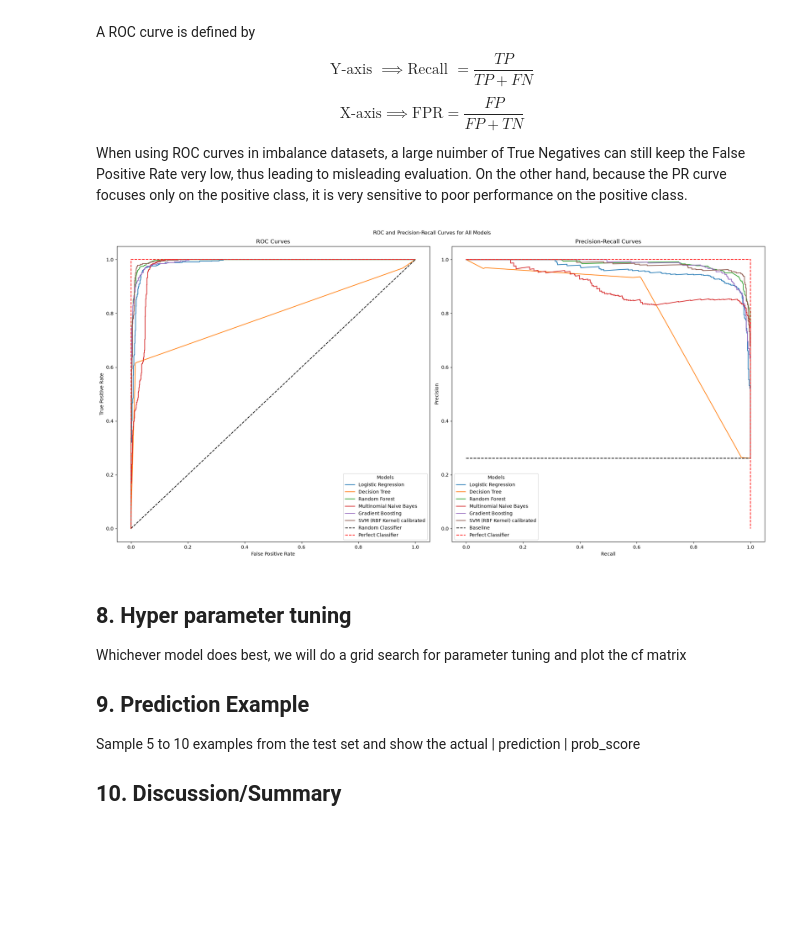
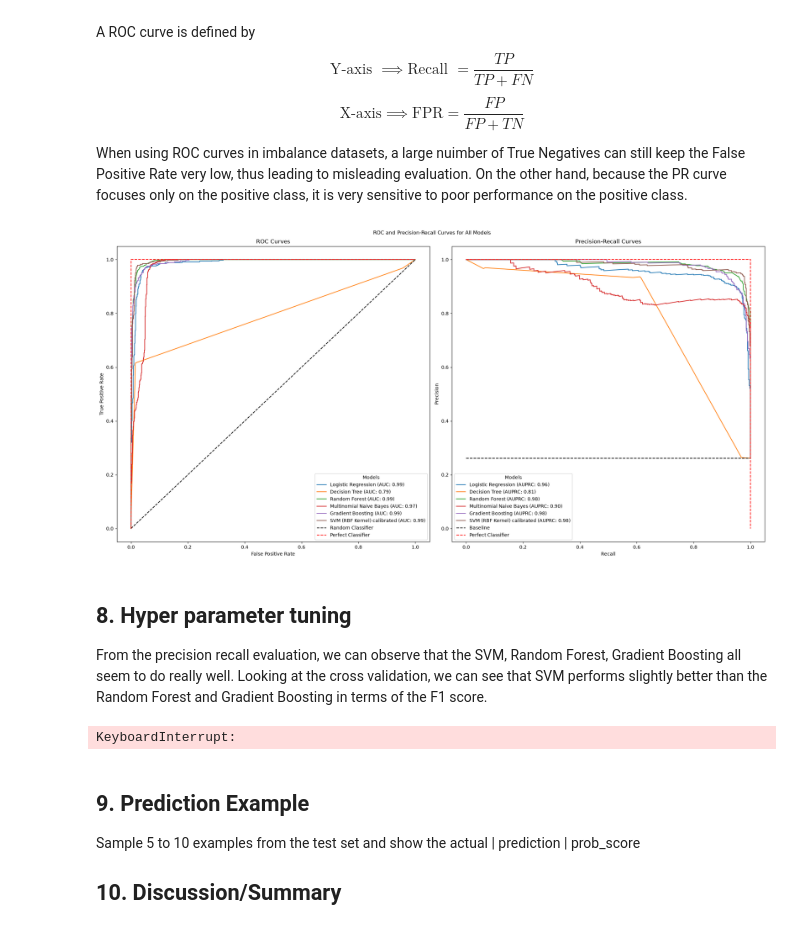
Before and after one commit to shamshertamang/EmailSpamClassifier-Apache, a Jupyter notebook: 03_model_pipeline.ipynb, the cells around one changed output. Cells and saved outputs as stored; diff of their text form; code cells hidden in the pictures; blank space fills up the shorter version.

Commit message:
grid search hyperparameter tuning

```diff
--- a/03_model_pipeline.ipynb
+++ b/03_model_pipeline.ipynb
@@ -325,7 +325,7 @@ $$ \text{X-axis} \implies \text{FPR} = \frac{FP}{FP + TN}$$
 
 When using ROC curves in imbalance datasets, a large nuimber of True Negatives can still keep the False Positive Rate very low, thus leading to misleading evaluation. On the other hand, because the PR curve focuses only on the positive class, it is very sensitive to poor performance on the positive class.
 # %%
-from sklearn.metrics import roc_curve, precision_recall_curve
+from sklearn.metrics import roc_curve, precision_recall_curve, auc
 
 model_proba = {
     'Logistic Regression': prob_lr,
@@ -336,44 +336,72 @@ model_proba = {
     'SVM (RBF Kernel) calibrated': prob_svm
 }
 
 fig, ax = plt.subplots(1, 2, figsize=(20, 10))
 
 # ROC Curves
 for model, prob in model_proba.items():
     fpr, tpr, _ = roc_curve(y_test, prob)
-    ax[0].plot(fpr, tpr, label=f"{model}")
+    auc_score = auc(fpr, tpr)
+    ax[0].plot(fpr, tpr, label=f"{model} (AUC: {auc_score:.2f})")
 ax[0].plot([0, 1], [0, 1], 'k--', label='Random Classifier')
 ax[0].plot([0, 0, 1], [0, 1, 1], 'r--', label='Perfect Classifier')
 ax[0].set_title("ROC Curves")
 ax[0].set_xlabel("False Positive Rate")
 ax[0].set_ylabel("True Positive Rate")
 ax[0].legend(title="Models", loc='lower right')
 
 # Precision-Recall Curves
 for model, prob in model_proba.items():
     precision, recall, _ = precision_recall_curve(y_test, prob)
-    ax[1].plot(recall, precision, label=f"{model}")
+    auprc = auc(recall, precision)
+    ax[1].plot(recall, precision, label=f"{model} (AUPRC: {auprc:.2f})")
+
 baseline_pr = sum(y_test) / len(y_test)
 ax[1].plot([0, 1], [baseline_pr, baseline_pr], 'k--', label='Baseline')
 ax[1].plot([0, 1, 1], [1, 1, 0], 'r--', label='Perfect Classifier')
 ax[1].set_title("Precision-Recall Curves")
 ax[1].set_xlabel("Recall")
 ax[1].set_ylabel("Precision")
 ax[1].legend(title="Models", loc='lower left')
 
 fig.suptitle("ROC and Precision-Recall Curves for All Models", fontsize=11)
 plt.tight_layout()
 plt.show()
 # %% [output]
-[figure, old version]
+[figure, new version]
 # %% [markdown]
 
 ## 8. Hyper parameter tuning
 
-Whichever model does best, we will do a grid search for parameter tuning and plot the cf matrix
-
-## 9. Prediction Example
-
-Sample 5 to 10 examples from the test set and show the actual | prediction | prob_score
-
-## 10. Discussion/Summary
+From the precision recall evaluation, we can observe that the SVM, Random Forest, Gradient Boosting all seem to do really well. Looking at the cross validation, we can see that SVM performs slightly better than the Random Forest and Gradient Boosting in terms of the F1 score.
+# %%
+param_grid = {
+    'classifier__estimator__C': [0.01, 0.1, 1, 10, 100],
+    'classifier__estimator__kernel': ['rbf', 'poly', 'sigmoid', 'precomputed'],
+    'classifier__estimator__gamma': ['scale', 'auto']
+}
+
+svm_final = SVC(random_state=42)
+calibrated_svm_final = CalibratedClassifierCV(estimator = svm_final)
+svm_pipe_cv = clone(pipe).set_params(
+    classifier=calibrated_svm_final
+)
+
+grid_search = GridSearchCV(
+    estimator=svm_pipe_cv,
+    param_grid=param_grid,
+    cv=5,
+    scoring='f1',
+    n_jobs=-1)
+
+grid_search.fit(X_train, y_train)
+best_svm = grid_search.best_estimator_
+# %% [output]
+KeyboardInterrupt:
+# %% [markdown]
+
+## 9. Prediction Example
+
+Sample 5 to 10 examples from the test set and show the actual | prediction | prob_score
+
+## 10. Discussion/Summary
```
Also changed, not shown: parts of 1 cell of this notebook.
